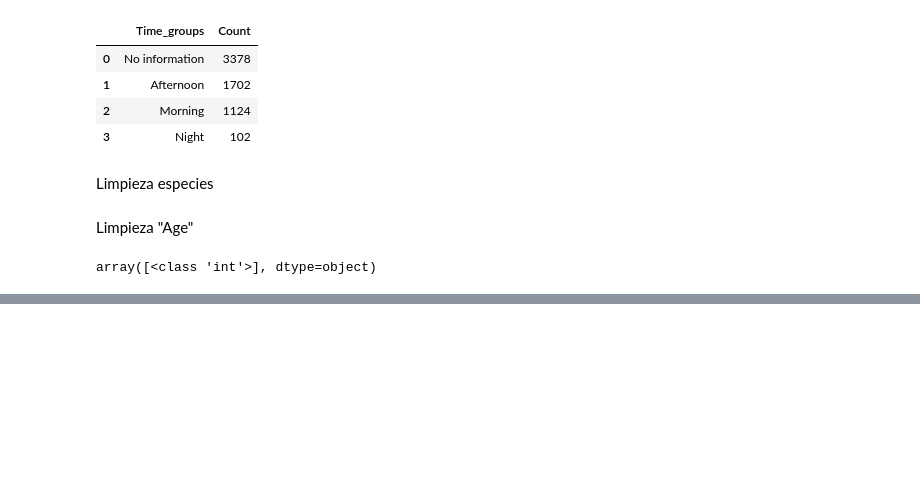
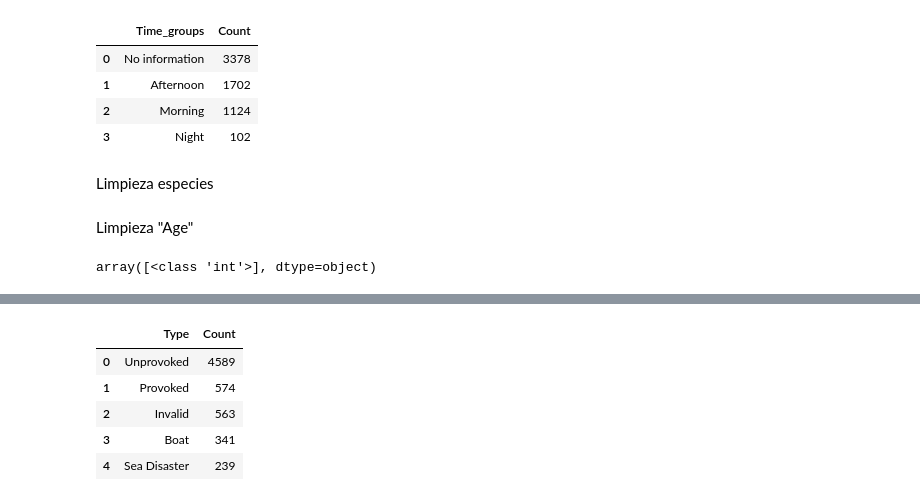
Before and after one commit to Anton-Utray/Sharknado, a Jupyter notebook: Data-Cleaning.ipynb, the cells around one changed output, grey strips where cells are left out. Cells and saved outputs as stored; diff of their text form; code cells hidden in the pictures; blank space fills up the shorter version.

```diff
--- a/Data-Cleaning.ipynb
+++ b/Data-Cleaning.ipynb
@@ -381,0 +607,9 @@ TypeError: '<=' not supported between instances of 'str' and 'int'
+# %%
+col_unique_counts(data, "Type")
+# %% [output]
+|  | Type | Count |
+| 0 | Unprovoked | 4589 |
+| 1 | Provoked | 574 |
+| 2 | Invalid | 563 |
+| 3 | Boat | 341 |
+| 4 | Sea Disaster | 239 |
```
Also changed, not shown: parts of 74 cells of this notebook.
